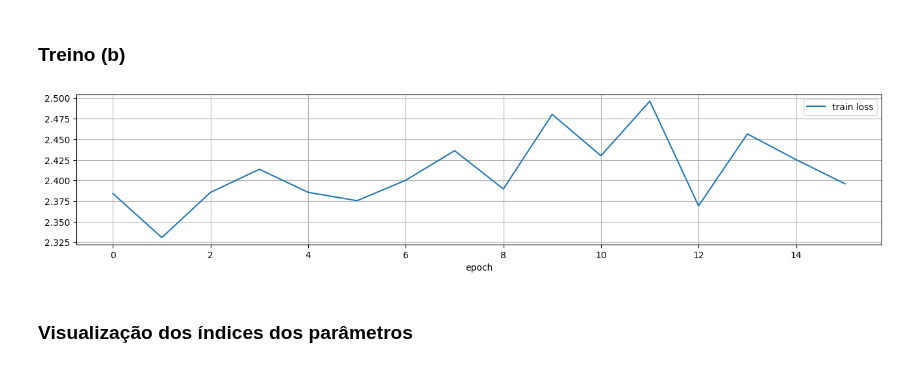
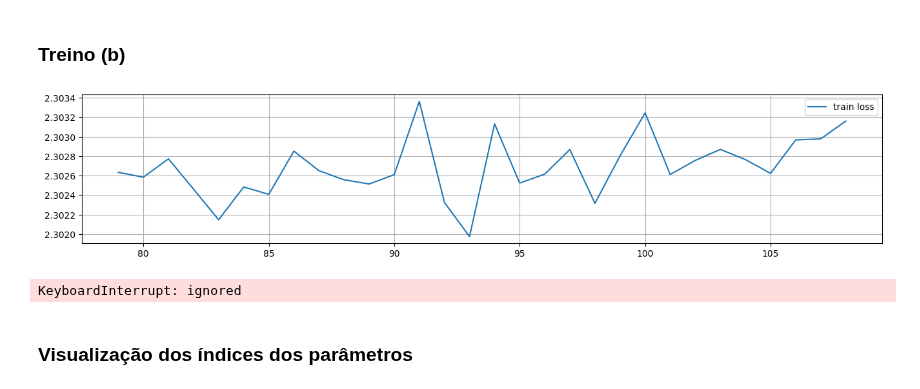
Before and after one commit to Ronnypetson/titanic, a Jupyter notebook: MNIST_Maromba.ipynb, the cells around one changed output. Cells and saved outputs as stored; diff of their text form; code cells hidden in the pictures.

```diff
--- a/MNIST_Maromba.ipynb
+++ b/MNIST_Maromba.ipynb
@@ -41,7 +41,7 @@ transform = transforms.Compose(
     ]
 )
 
-# tr = ToTensor()
+tr = ToTensor()
 # cifar10_norm = Normalize((0.4914, 0.4822, 0.4465), (0.247, 0.243, 0.261))
 cifar10_norm = Normalize((0.5, 0.5, 0.5), (0.5, 0.5, 0.5))
 
@@ -56,7 +56,7 @@ def _transform(x):
   # return (tr(x) * 2.0 - 1.0).reshape(-1)
   # return (tr(x).mean(dim=0)).reshape(-1)
 
-bsize = 4 ###
+bsize = 32 ###
 
 # SOURCE_DATASET = MNIST
 # SOURCE_DATASET = FashionMNIST
@@ -1036,11 +996,18 @@ class MModule4(nn.Module):
     self.activation = nn.ReLU()
 
   def _make_pmt(self, shape, idxdim, device):
+    # _W = nn.Parameter(
+    #     2.0 * torch.rand(shape, device=device) - 1.0
+    # )
+    # _W_idx = nn.Parameter(
+    #     2.0 * torch.rand((*shape, idxdim), device=device) - 1.0
+    # )
+    _std = 0.01
     _W = nn.Parameter(
-        2.0 * torch.rand(shape, device=device) - 1.0
+        _std * torch.randn(shape, device=device)
     )
     _W_idx = nn.Parameter(
-        2.0 * torch.rand((*shape, idxdim), device=device) - 1.0
+        _std * torch.randn((*shape, idxdim), device=device)
     )
     _mt = MTensor(_W, _W_idx)
     return _W, _W_idx, _mt
@@ -1108,6 +1075,10 @@ class MModule4(nn.Module):
           ))
           @ mw
       )
+      # pool = (
+      #     MTensor.reshape(pool, (n * feat_sets[step], -1))
+      #     @ mw
+      # )
       pool = MTensor.reshape(pool, (n, -1))
       # pool: N x (num_windows * sets)
       self.all_pools.append(pool[:4])
@@ -1476,7 +1447,7 @@ MTensor._soft_kernel(y_pred.idx, img_dim)[0]
 ### Treino (b)
 # %%
 hidden_dim = 10
-start_mode = False
+start_mode = True
 valid_mode = False
 
 # TODO: Visualize conv layer output
@@ -1484,23 +1455,24 @@ config = {
     "features": {
         "pre-set": channels,
         "sets":    [1024,    1024,     1024,    1,         1,        1,],
-        "samples": [25,      25,       1,       1024,      200,      100,],
+        "samples": [25,      25,       1,       1024,      400,      100,],
     },
     "params": {
-        "sets":    [6,       16,       1,       200,       100,      num_classes,],
-        "samples": [(76, 1), (151, 1), (1, 17), (1025, 1), (201, 1), (101, 1),],
-        "is conv": [True,    True,    True,    False,     False,    False,]
+        "sets":    [6,       16,       1,       400,       100,      num_classes,],
+        "samples": [(76, 1), (151, 1), (1, 17), (1025, 1), (401, 1), (101, 1),],
+        "is conv": [True,    True,     True,    False,     False,    False,]
     },
 }
 # config = {
 #     "features": {
 #         "pre-set": channels,
-#         "sets":    [1,],
-#         "samples": [1024,],
+#         "sets":    [1024,    1,],
+#         "samples": [16,      1024,],
 #     },
 #     "params": {
-#         "sets":    [num_classes,],
-#         "samples": [(200, 1),],
+#         "sets":    [1,       num_classes,],
+#         "samples": [(48, 1), (1024, 1),],
+#         "is conv": [True,    False,]
 #     },
 # }
 
@@ -1514,8 +1486,8 @@ if start_mode:
       idx_dim=idx_dim,
       device=device,
   )
-  optimizer = Adam(model.parameters(), lr=1e-3)
-  # optimizer = SGD(model.parameters(), lr=1e-3)
+  # optimizer = Adam(model.parameters(), lr=1e-3)
+  optimizer = SGD(model.parameters(), lr=1e-3, momentum=0.9)
   widx0 = model.W_idx[:, :conv_params].clone().detach()
 
 train_log = {
@@ -1552,35 +1524,38 @@ for epoch in range(num_epochs):
     train_log["set"].append("train")
     train_log["epoch"].append(epoch)
   if valid_mode:
     model.eval()
     with torch.no_grad():
       for x, y in iter(test_data_loader):
         x = x.to(device)
         y = y.to(device)
         x, y = prepare_input(x, y, device=device)
         y_pred = model.forward(x)
         loss = maromba_loss(y, y_pred)
         acc = maromba_accuracy(y, y_pred)
         train_log["eval loss"].append(loss.item())
         train_log["train loss"].append(np.nan)
         train_log["acc"].append(acc.item())
         train_log["set"].append("eval")
         train_log["epoch"].append(epoch)
     group_cols = ["epoch", "train loss", "eval loss", "acc"]
   else:
     group_cols = ["epoch", "train loss"]
   df_train = pd.DataFrame(train_log)
   display.clear_output(wait=True)
   (
     df_train[group_cols]
     .groupby("epoch")
     .agg(lambda x: x.median(skipna=True))
-    # .tail(200)
+    .reset_index()
+    .sort_values("epoch", ascending=True)
+    .tail(30)[["train loss"]]
     .plot(figsize=(16, 3), grid=True)
   )
   plt.show()
 # %% [output]
-[figure, old version]
+[figure, new version]
+KeyboardInterrupt: ignored
 # %% [markdown]
 ### Visualização dos índices dos parâmetros
 # %%
```
Also changed, not shown: parts of 4 cells of this notebook.
